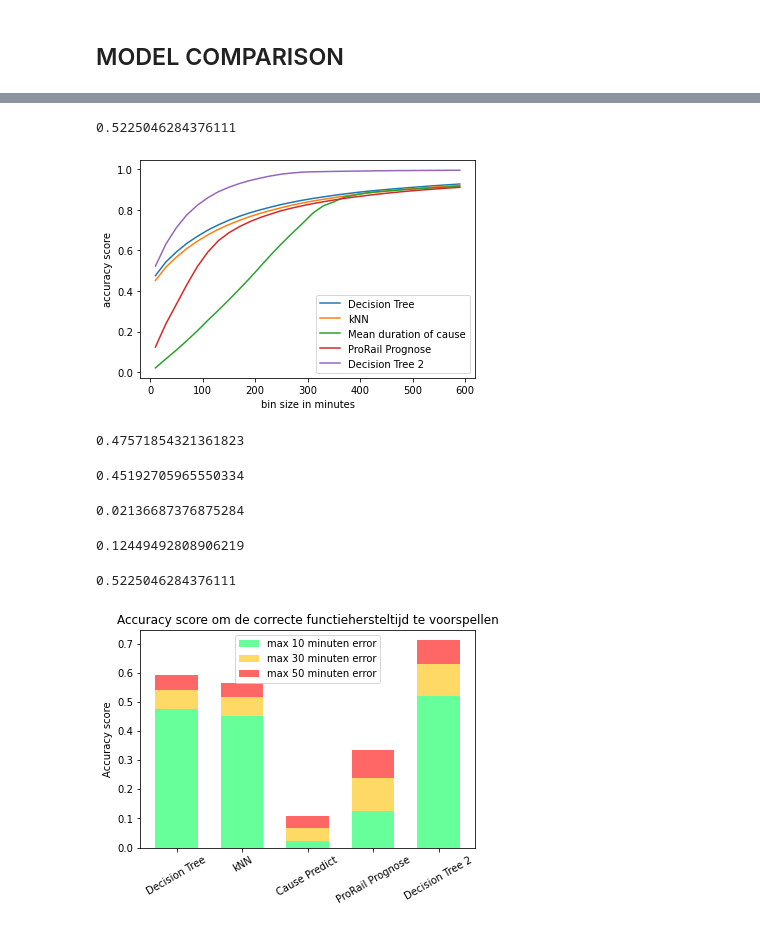
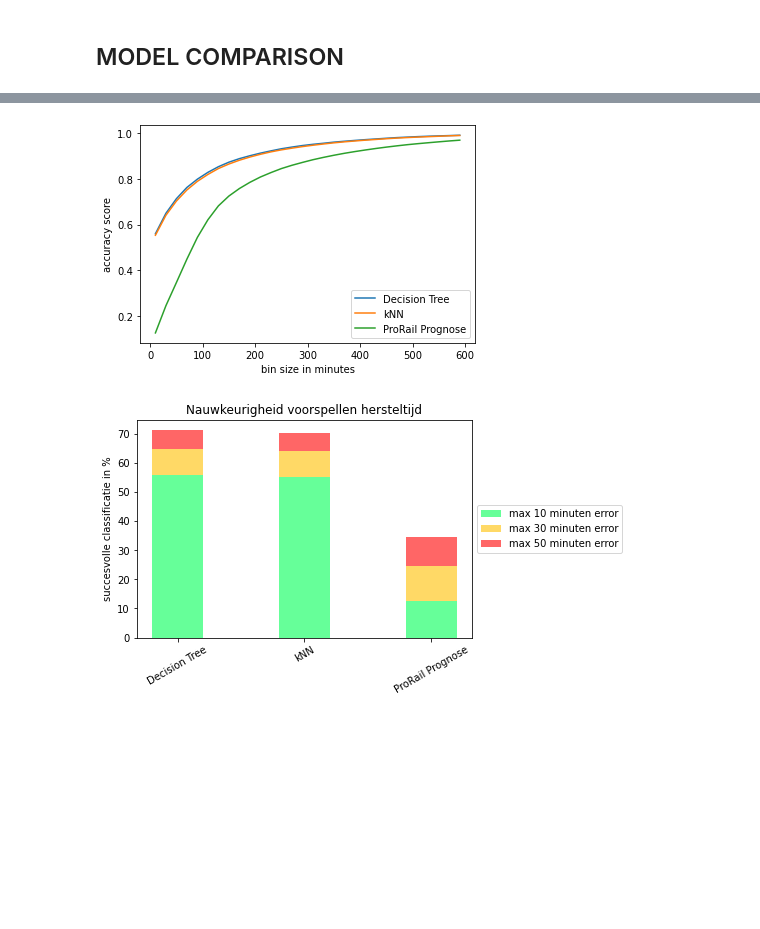
Before and after one commit to Verrem98/Prorail_project, a Jupyter notebook: base_model.ipynb, the cells around one changed output, grey strips where cells are left out. Saved outputs shown, nothing was run; the diff lists cells and outputs as text; code cells hidden in the pictures; blank space fills up the shorter version.

```diff
--- a/base_model.ipynb
+++ b/base_model.ipynb
@@ -126,22 +129,0 @@ accuracy_score(y_test_kn,y_pred_kn)
-# %%
-my_df = df.select_dtypes(include=np.number)
-# drop columns with > 100.000 NaNs
-my_df = my_df.drop(columns = ['stm_equipm_nr_mld', 'stm_mon_nr__statuscode', 'stm_geo_gst_uit_functiepl', 'stm_equipm_nr_gst', 'stm_contractgeb_mld', 'stm_progfh_gw_lwd_datum', 'stm_status_sapnaarmon', 'stm_schadenr'])
-my_df = my_df.join(df_co['duration_bin'])
-
-
-my_df = column_outlier('a', my_df.copy(), ['stm_arbeid', 'stm_reactie_duur'])
-
-my_df = my_df.dropna()
-
-
-X = my_df.drop(columns = ['duration_bin', 'stm_fh_duur', 'stm_mon_nr', 'stm_geo_mld_uit_functiepl', '#stm_sap_meldnr', 'stm_oorz_code', 'stm_fh_status', 'stm_tao_telling_mutatie', 'stm_progfh_in_duur', 'stm_progfh_gw_teller', 'stm_rapportage_maand', 'stm_rapportage_jaar', 'stm_x_actueel_ind', 'stm_x_run_id', 'stm_x_bk', 'stm_x_vervallen_ind', 'date_offset', 'stm_arbeid'])
-y = my_df.duration_bin
-
-
-X_train_dt2, X_test_dt2, y_train_dt2, y_test_dt2 = train_test_split(X, y, test_size=0.2)
-clf3 = DecisionTreeClassifier(random_state = 0).fit(X_train_dt2, y_train_dt2)
-y_pred_dt2 = clf3.predict(X_test_dt2)
-accuracy_score(y_test_dt2, y_pred_dt2)
-# %% [output]
-0.5225046284376111
@@ -181,19 +147,13 @@ y = df_co['duration_bin']
 
 X_train, X_test, y_train, y_test = train_test_split(X, y, test_size=0.2)
 
-y3_ax = [get_accuracy(x, list(zip(list(y_test), cause_predict(list(X_train), cause_df)))) for x in range(0,30)]
 
-
-y4_ax = [get_accuracy(x, list(zip(list(prog_df.duration_bin), list(prog_df.prog_duration_bin)))) for x in range(0,30)]
-
-y5_ax = [get_accuracy(x, list(zip(list(y_test_dt2), y_pred_dt2))) for x in range(0,30)]
+y3_ax = [get_accuracy(x, list(zip(list(prog_df.duration_bin), list(prog_df.prog_duration_bin)))) for x in range(0,30)]
 
 
 plt.plot(x_ax,y1_ax, label = 'Decision Tree')
 plt.plot(x_ax,y2_ax, label = 'kNN')
-plt.plot(x_ax,y3_ax, label = 'Mean duration of cause')
-plt.plot(x_ax,y4_ax, label = 'ProRail Prognose')
-plt.plot(x_ax,y5_ax, label = 'Decision Tree 2')
+plt.plot(x_ax,y3_ax, label = 'ProRail Prognose')
 
 
 
@@ -203,55 +163,29 @@ plt.ylabel('accuracy score')
 plt.legend()
 plt.show()
 # %% [output]
-[figure, old version]
+[figure, new version]
-# %%
-# chance to predict the right bin, decision tree
-y1_ax[0]
-# %% [output]
-0.47571854321361823
-# %%
-# chance to predict the right bin, KNN
-y2_ax[0]
-# %% [output]
-0.45192705965550334
-# %%
-# chance to predict the right bin, cause predict
-y3_ax[0]
-# %% [output]
-0.02136687376875284
-# %%
-# chance to predict the right bin, ProRail prognose
-y4_ax[0]
-# %% [output]
-0.12449492808906219
-# %%
-# chance to predict the right bin, decision tree 2
-y5_ax[0]
-# %% [output]
-0.5225046284376111
 # %%
-labels = ['Decision Tree', 'kNN', 'Cause Predict', 'ProRail Prognose', 'Decision Tree 2']
+labels = ['Decision Tree', 'kNN', 'ProRail Prognose']
 
-min_10 = [eval(f"y{i}_ax[0]") for i in range(1,len(labels)+1)]
-min_30 = [eval(f"y{i}_ax[1]") - eval(f"y{i}_ax[0]") for i in range(1,len(labels)+1)]
-min_50 = [eval(f"y{i}_ax[2]") - eval(f"y{i}_ax[1]") for i in range(1,len(labels)+1)]
+min_10 = [100 * eval(f"y{i}_ax[0]") for i in range(1,len(labels)+1)]
+min_30 = [100 * (eval(f"y{i}_ax[1]") - eval(f"y{i}_ax[0]")) for i in range(1,len(labels)+1)]
+min_50 = [100 * (eval(f"y{i}_ax[2]") - eval(f"y{i}_ax[1]")) for i in range(1,len(labels)+1)]
 
-width = 0.65
+width = 0.4
 
 fig, ax = plt.subplots()
 
 ax.bar(labels, min_10, width, label='max 10 minuten error', color = '#66ff99')
 ax.bar(labels, min_30, width ,bottom=min_10,label='max 30 minuten error', color = '#ffd966')
 ax.bar(labels, min_50, width ,bottom=(np.array(min_30) + np.array(min_10)),label='max 50 minuten error', color = '#ff6666')
 
 
-ax.set_ylabel('Accuracy score')
-ax.set_title('Accuracy score om de correcte functiehersteltijd te voorspellen')
-ax.legend()
+ax.set_ylabel('succesvolle classificatie in %')
+ax.set_title('Nauwkeurigheid voorspellen hersteltijd')
 
+ax.legend(loc='center left', bbox_to_anchor=(1, 0.5))
 plt.xticks(rotation=30)
 
-
 plt.show()
 # %% [output]
-[figure, old version]
+[figure, new version]
```
Also changed, not shown: parts of 16 cells of this notebook.
